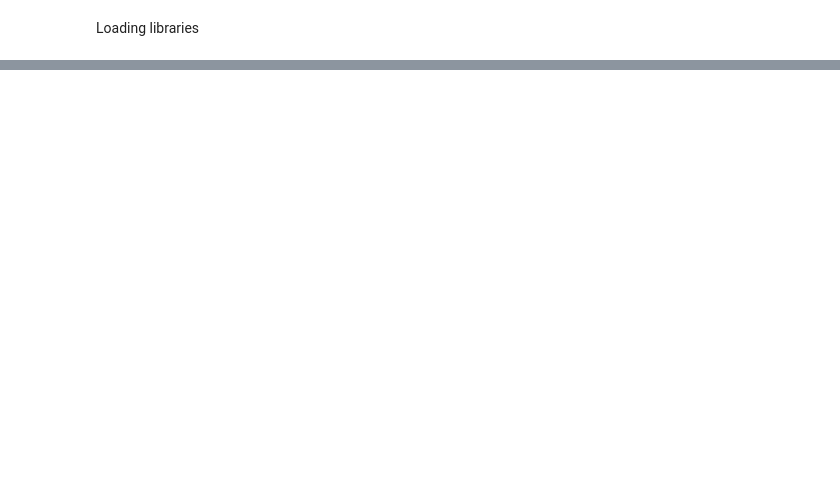
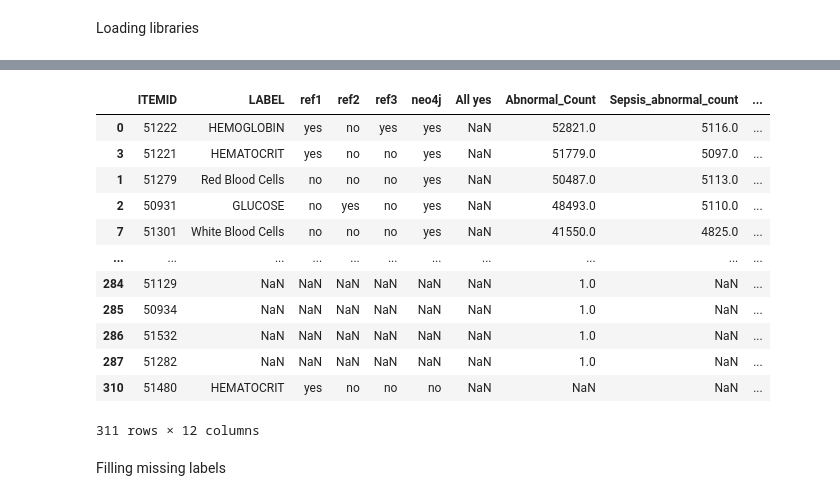
Before and after one commit to 23233408/CAPSTONE, a Jupyter notebook: Nyamtsetseg/Potential_labevents_comparison.ipynb, the cells around one changed output, grey strips where cells are left out. Drawn from its saved outputs; the diff is of its cells as text; code cells hidden in the pictures; blank space fills up the shorter version.

```diff
--- a/Nyamtsetseg/Potential_labevents_comparison.ipynb
+++ b/Nyamtsetseg/Potential_labevents_comparison.ipynb
@@ -46,0 +316,25 @@ df_desc_items = pd.read_csv(path_desc_items)
+# %%
+# Create a composite score for each row
+df_features['composite_score'] = df_features['Sepsis_Proportion'] + df_features['Admission_proportion'] + df_features['Sepsis_admission_proportion']
+
+# Sort the dataframe by the composite score in descending order
+df_features = df_features.sort_values(by='composite_score', ascending=False)
+
+# Drop the composite score column if you no longer need it
+df_features = df_features.drop(columns=['composite_score'])
+# %%
+df_features
+# %% [output]
+|  | ITEMID | LABEL | ref1 | ref2 | ref3 | neo4j | All yes | Abnormal_Count | Sepsis_abnormal_count | ... |
+| 0 | 51222 | HEMOGLOBIN | yes | no | yes | yes | NaN | 52821.0 | 5116.0 | ... |
+| 3 | 51221 | HEMATOCRIT | yes | no | no | yes | NaN | 51779.0 | 5097.0 | ... |
+| 1 | 51279 | Red Blood Cells | no | no | no | yes | NaN | 50487.0 | 5113.0 | ... |
+| 2 | 50931 | GLUCOSE | no | yes | no | yes | NaN | 48493.0 | 5110.0 | ... |
+| 7 | 51301 | White Blood Cells | no | no | no | yes | NaN | 41550.0 | 4825.0 | ... |
+| ... | ... | ... | ... | ... | ... | ... | ... | ... | ... | ... |
+| 284 | 51129 | NaN | NaN | NaN | NaN | NaN | NaN | 1.0 | NaN | ... |
+| 285 | 50934 | NaN | NaN | NaN | NaN | NaN | NaN | 1.0 | NaN | ... |
+| 286 | 51532 | NaN | NaN | NaN | NaN | NaN | NaN | 1.0 | NaN | ... |
+| 287 | 51282 | NaN | NaN | NaN | NaN | NaN | NaN | 1.0 | NaN | ... |
+| 310 | 51480 | HEMATOCRIT | yes | no | no | no | NaN | NaN | NaN | ... |
+311 rows × 12 columns
@@ -46,0 +344,2 @@ df_desc_items = pd.read_csv(path_desc_items)
+# %% [markdown]
+Filling missing labels
```
Also changed, not shown: parts of 50 cells of this notebook.
